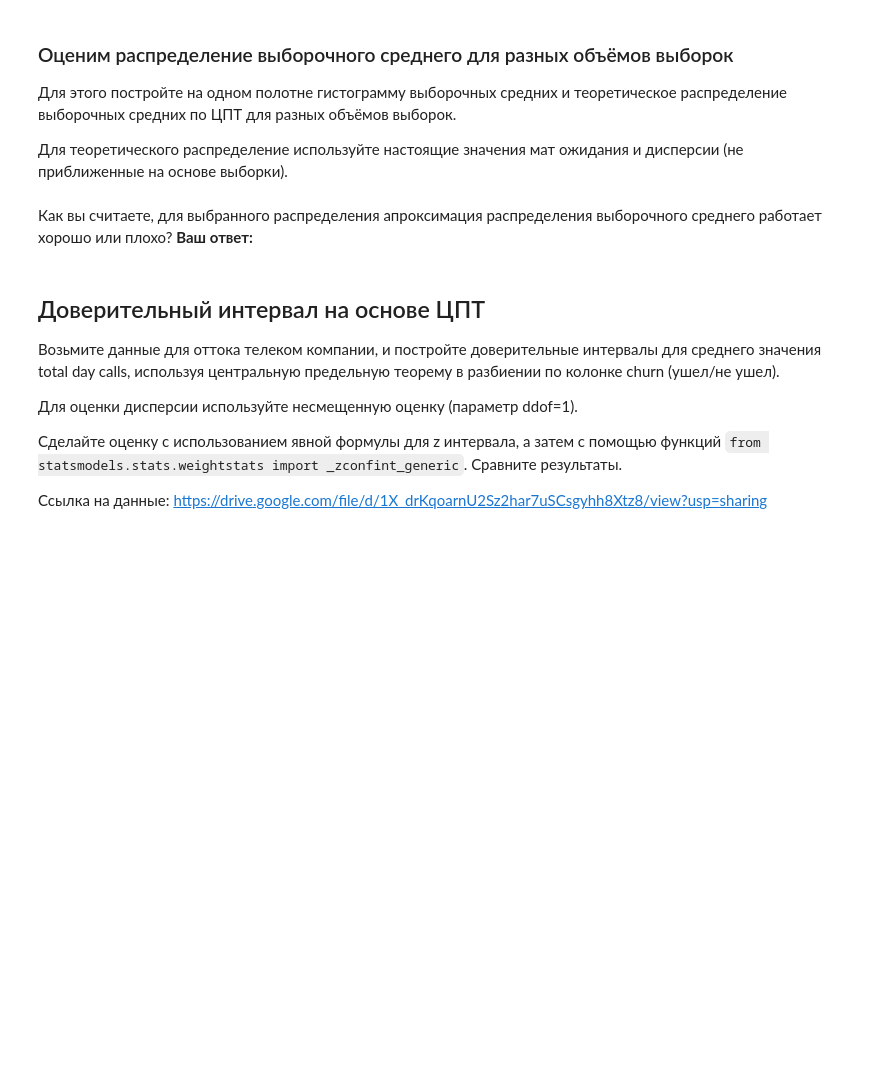
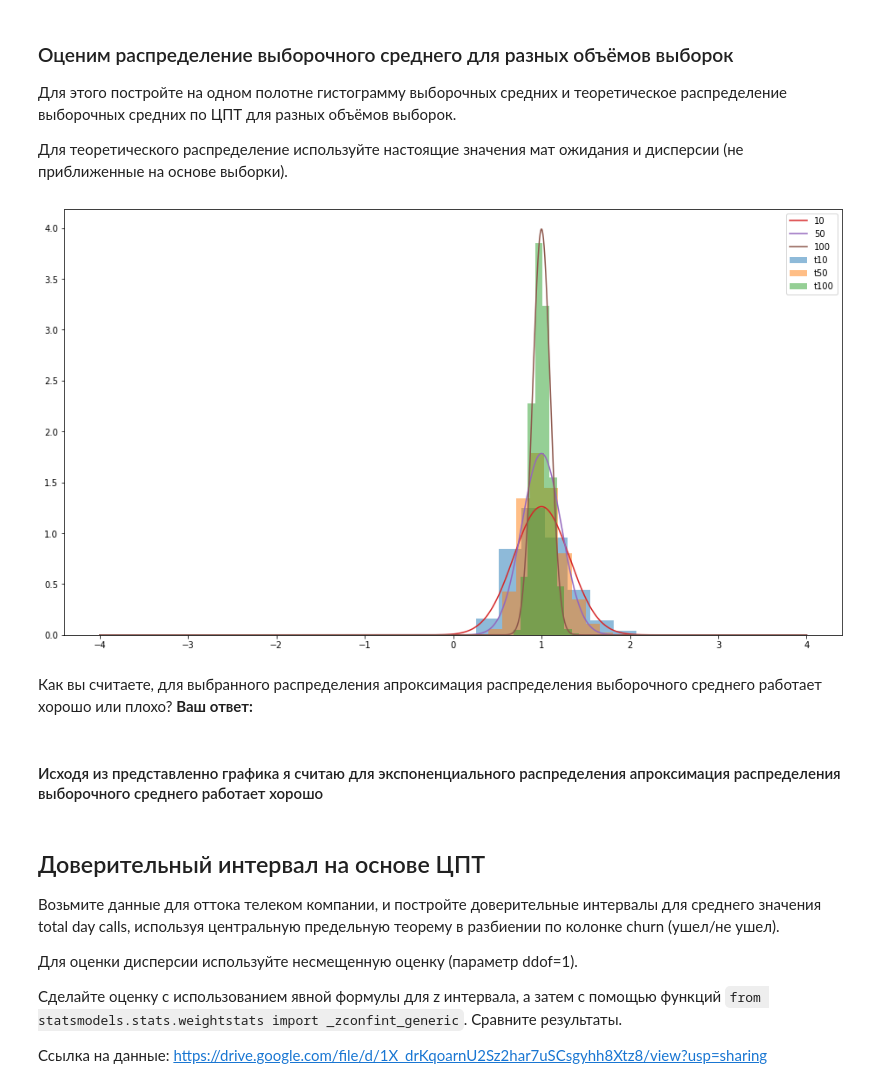
Before and after one commit to BroVadim/SBER_EDUCATION, a Jupyter notebook: HW4/hw4.ipynb, the cells around one changed output. Saved outputs shown, nothing was run; the diff lists cells and outputs as text; code cells hidden in the pictures; blank space fills up the shorter version.

```diff
--- a/HW4/hw4.ipynb
+++ b/HW4/hw4.ipynb
@@ -77,6 +43,24 @@ print(sample_var)
+# %%
+plt.figure(figsize=(16,9))
+
+s = pd.Series([1]*10000)
+N = [10, 20, 100]
+means = list(map(lambda x: s.apply(lambda y: rv.rvs(x).mean()), N))
+list(map(lambda x: plt.hist(x, density=True, alpha=.5), means))
+
+x = np.linspace(-4,4,10000)
+pdf = list(map(lambda y: sts.norm(rv.mean(), rv.var() / (y**.5)).pdf(x), N))
+list(map(lambda y: plt.plot(x, y), pdf))
+
+plt.legend(['10', '50', '100', 't10', 't50', 't100'])
+plt.show();
+# %% [output]
+[figure, added]
 # %% [markdown]
 Как вы считаете, для выбранного распределения апроксимация распределения выборочного среднего работает хорошо или плохо?
 **Ваш ответ:**
+# %% [markdown]
+#### Исходя из представленно графика я считаю для экспоненциального распределения апроксимация распределения выборочного среднего работает хорошо
 # %% [markdown]
 ## Доверительный интервал на основе ЦПТ
 Возьмите данные для оттока телеком компании, и постройте доверительные интервалы для среднего значения total day calls, используя центральную предельную теорему в разбиении по колонке churn (ушел/не ушел).
```
Also changed, not shown: parts of 18 cells of this notebook.
